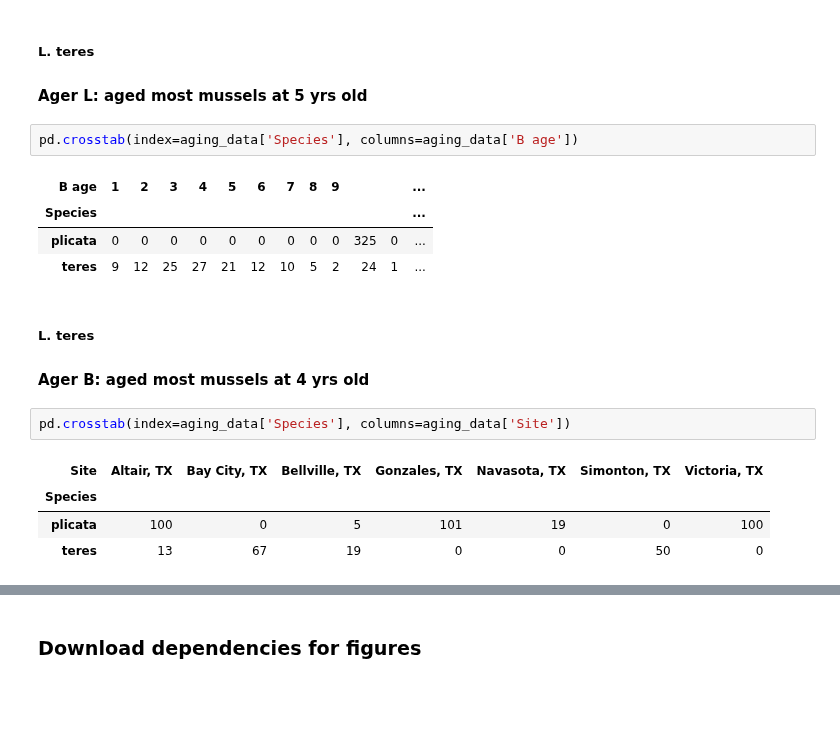
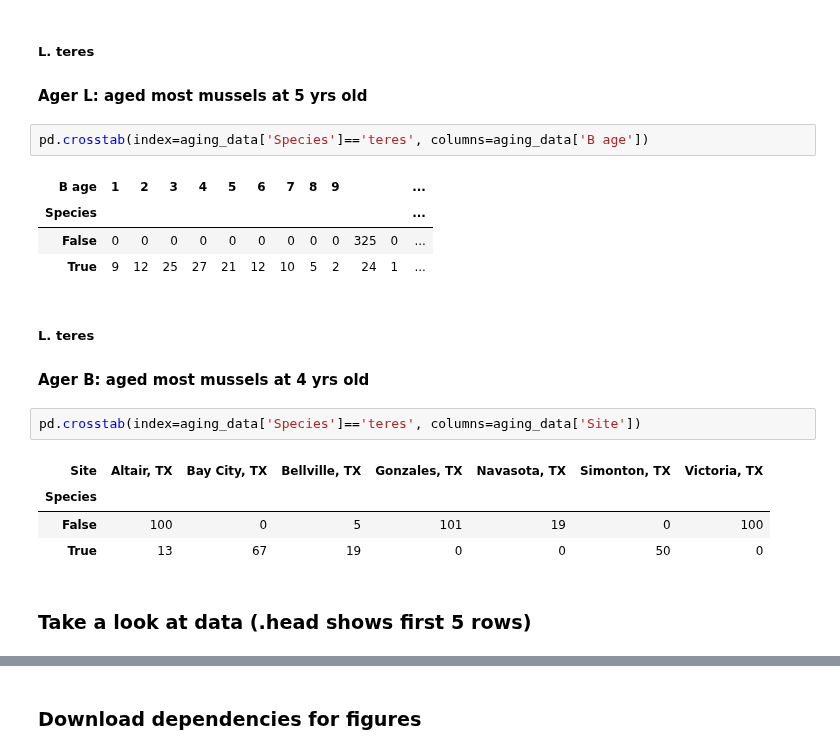
Before and after one commit to bhernan2/mussel_aging, a Jupyter notebook: aging_analysis.ipynb, the cells around one changed output, grey strips where cells are left out. Drawn from its saved outputs; the diff is of its cells as text; blank space fills up the shorter version.

Commit message:
first fig for mussel agers Z, L & B

```diff
--- a/aging_analysis.ipynb
+++ b/aging_analysis.ipynb
@@ -90,19 +92,21 @@ pd.crosstab(index=aging_data['Species'], columns=aging_data['L age'])
 ##### L. teres
 #### Ager L: aged most mussels at 5 yrs old
 # %%
-pd.crosstab(index=aging_data['Species'], columns=aging_data['B age'])
+pd.crosstab(index=aging_data['Species']=='teres', columns=aging_data['B age'])
 # %% [output]
 | B age | 1 | 2 | 3 | 4 | 5 | 6 | 7 | 8 | 9 |  |  | ... |
 | Species |  |  |  |  |  |  |  |  |  |  |  | ... |
-| plicata | 0 | 0 | 0 | 0 | 0 | 0 | 0 | 0 | 0 | 325 | 0 | ... |
-| teres | 9 | 12 | 25 | 27 | 21 | 12 | 10 | 5 | 2 | 24 | 1 | ... |
+| False | 0 | 0 | 0 | 0 | 0 | 0 | 0 | 0 | 0 | 325 | 0 | ... |
+| True | 9 | 12 | 25 | 27 | 21 | 12 | 10 | 5 | 2 | 24 | 1 | ... |
 # %% [markdown]
 ##### L. teres
 #### Ager B: aged most mussels at 4 yrs old
 # %%
-pd.crosstab(index=aging_data['Species'], columns=aging_data['Site'])
+pd.crosstab(index=aging_data['Species']=='teres', columns=aging_data['Site'])
 # %% [output]
 | Site | Altair, TX | Bay City, TX | Bellville, TX | Gonzales, TX | Navasota, TX | Simonton, TX | Victoria, TX |
 | Species |  |  |  |  |  |  |  |
-| plicata | 100 | 0 | 5 | 101 | 19 | 0 | 100 |
-| teres | 13 | 67 | 19 | 0 | 0 | 50 | 0 |
+| False | 100 | 0 | 5 | 101 | 19 | 0 | 100 |
+| True | 13 | 67 | 19 | 0 | 0 | 50 | 0 |
+# %% [markdown]
+### Take a look at data (.head shows first 5 rows)
```
Also changed, not shown: parts of 22 cells of this notebook.
